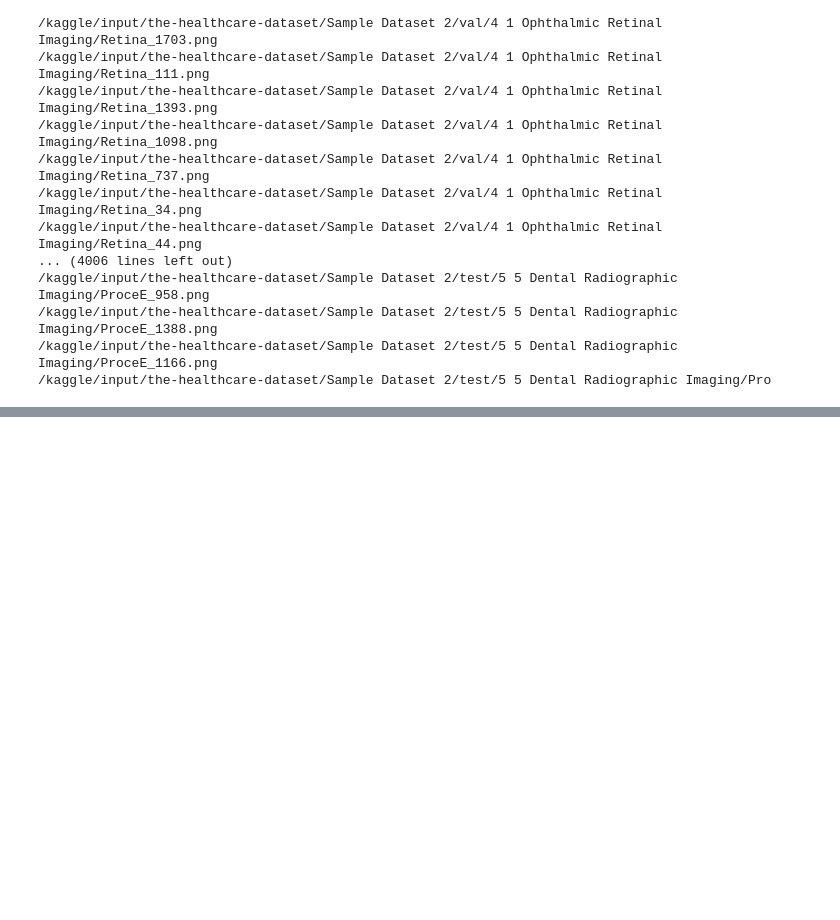
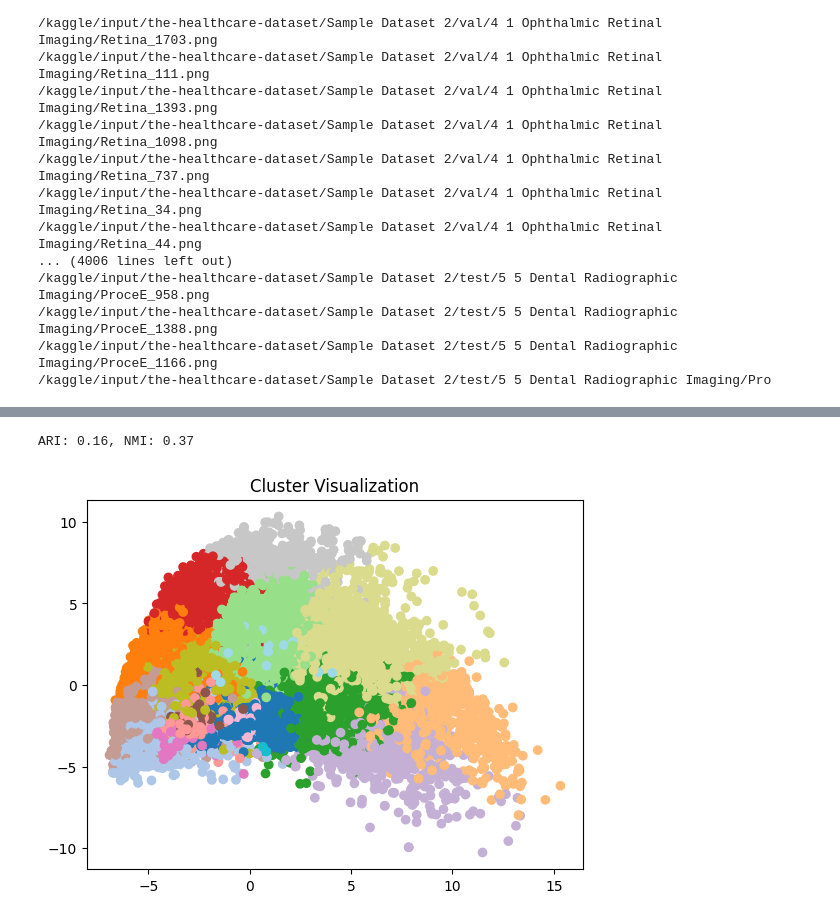
Before and after one commit to u17171301/MIT805-Part-A, a Jupyter notebook: notebook45fbed5746.ipynb, the cells around one changed output, grey strips where cells are left out. Cells and saved outputs as stored; diff of their text form; code cells hidden in the pictures; blank space fills up the shorter version.

```diff
--- a/notebook45fbed5746.ipynb
+++ b/notebook45fbed5746.ipynb
@@ -36,0 +75,6 @@ for dirname, _, filenames in os.walk('/kaggle/input'):
+# %%
+for class_name, brightness in map_brightness:
+    brightness_sums[class_name] = brightness_sums.get(class_name, 0) + brightness
+    brightness_counts[class_name] = brightness_counts.get(class_name, 0) + 1
+
+average_brightness = {cls: brightness_sums[cls] / brightness_counts[cls] for cls in brightness_sums}
@@ -36,0 +125,45 @@ for dirname, _, filenames in os.walk('/kaggle/input'):
+# %%
+features = []
+labels = []
+
+for class_name, filepath in image_files:
+    img = Image.open(filepath).convert("L").resize((64, 64))  # resize to reduce dimensionality
+    hist = np.histogram(np.array(img).flatten(), bins=64, range=(0, 256))[0]  # 64-bin histogram
+    features.append(hist)
+    labels.append(class_name)
+
+features = np.array(features)
+# %%
+from sklearn.preprocessing import StandardScaler
+
+scaler = StandardScaler()
+features_scaled = scaler.fit_transform(features)
+# %%
+from sklearn.cluster import KMeans
+
+num_clusters = 20  # you can try 20 to match original classes
+kmeans = KMeans(n_clusters=num_clusters, random_state=42)
+kmeans.fit(features_scaled)
+
+cluster_labels = kmeans.labels_
+# %%
+from sklearn.metrics import adjusted_rand_score, normalized_mutual_info_score
+
+ari = adjusted_rand_score(labels, cluster_labels)
+nmi = normalized_mutual_info_score(labels, cluster_labels)
+
+print(f"ARI: {ari:.2f}, NMI: {nmi:.2f}")
+# %% [output]
+ARI: 0.16, NMI: 0.37
+# %%
+from sklearn.decomposition import PCA
+import matplotlib.pyplot as plt
+
+pca = PCA(n_components=2)
+features_2d = pca.fit_transform(features_scaled)
+
+plt.scatter(features_2d[:,0], features_2d[:,1], c=cluster_labels, cmap='tab20')
+plt.title("Cluster Visualization")
+plt.show()
+# %% [output]
+[figure, added]
```
Also changed, not shown: parts of 11 cells of this notebook.
